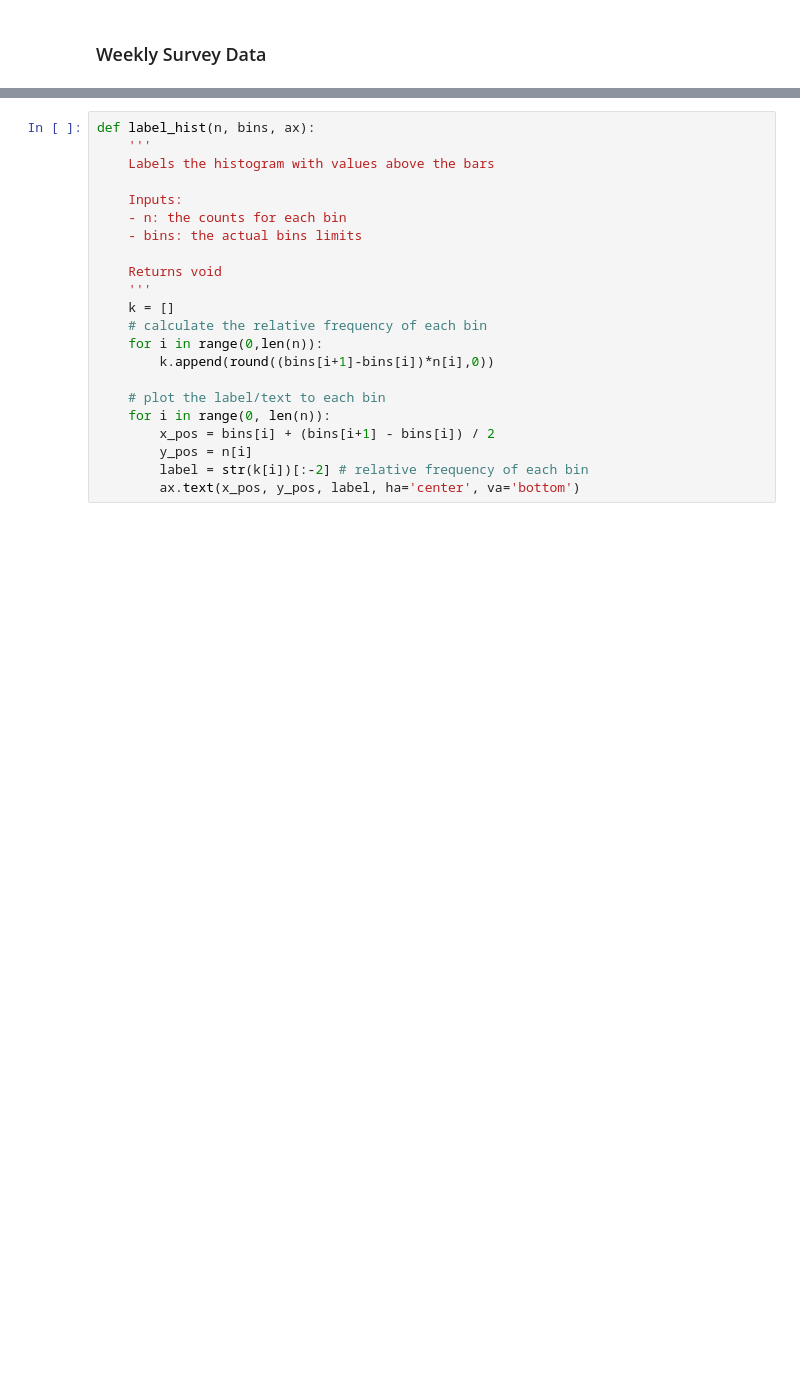
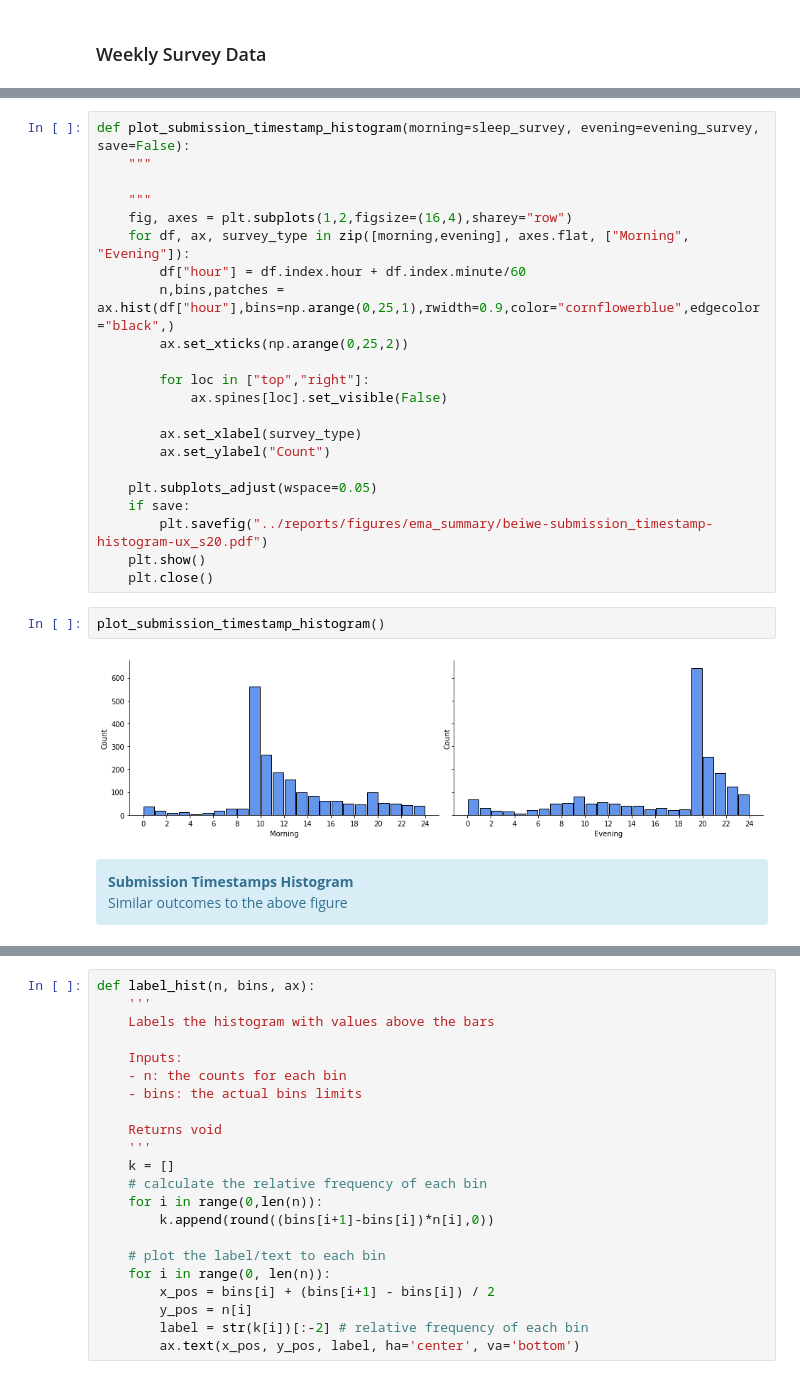
Before and after one commit to intelligent-environments-lab/utx000, a Jupyter notebook: notebooks/4.3.1-hef-ema-summary.ipynb, the cells around one changed output, grey strips where cells are left out. Saved outputs shown, nothing was run; the diff lists cells and outputs as text; blank space fills up the shorter version.

```diff
--- a/notebooks/4.3.1-hef-ema-summary.ipynb
+++ b/notebooks/4.3.1-hef-ema-summary.ipynb
@@ -93,0 +266,30 @@ from matplotlib.colors import ListedColormap, LinearSegmentedColormap
+# %%
+def plot_submission_timestamp_histogram(morning=sleep_survey, evening=evening_survey, save=False):
+    """
+
+    """
+    fig, axes = plt.subplots(1,2,figsize=(16,4),sharey="row")
+    for df, ax, survey_type in zip([morning,evening], axes.flat, ["Morning", "Evening"]):
+        df["hour"] = df.index.hour + df.index.minute/60
+        n,bins,patches = ax.hist(df["hour"],bins=np.arange(0,25,1),rwidth=0.9,color="cornflowerblue",edgecolor="black",)
+        ax.set_xticks(np.arange(0,25,2))
+
+        for loc in ["top","right"]:
+            ax.spines[loc].set_visible(False)
+
+        ax.set_xlabel(survey_type)
+        ax.set_ylabel("Count")
+
+    plt.subplots_adjust(wspace=0.05)
+    if save:
+        plt.savefig("../reports/figures/ema_summary/beiwe-submission_timestamp-histogram-ux_s20.pdf")
+    plt.show()
+    plt.close()
+# %%
+plot_submission_timestamp_histogram()
+# %% [output]
+[figure, added]
+# %% [markdown]
+<div class="alert alert-block alert-info">
+    <b>Submission Timestamps Histogram</b><br> Similar outcomes to the above figure
+</div>
```
Also changed, not shown: parts of 84 cells of this notebook.
